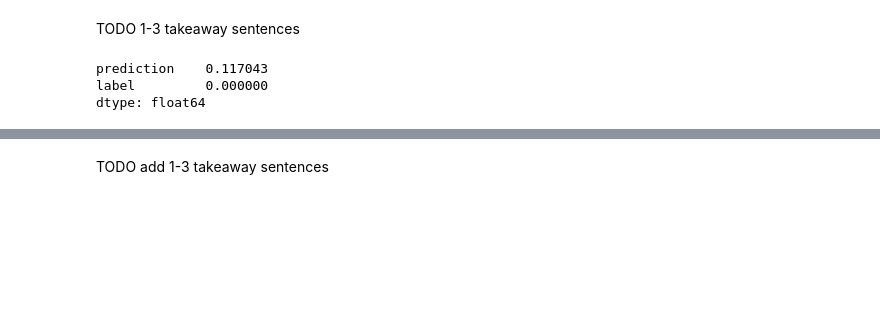
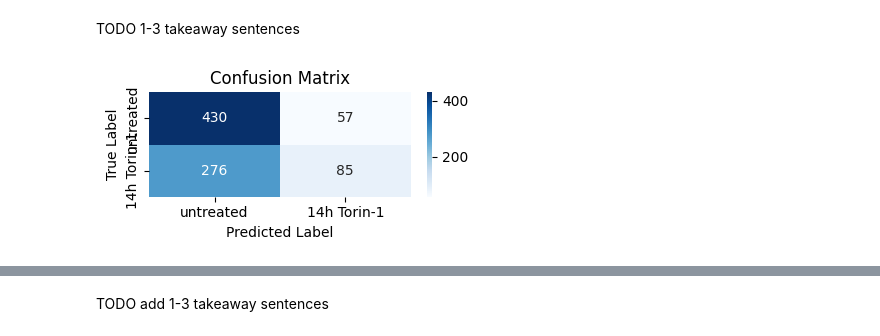
Before and after one commit to laminlabs/lamin-usecases, a Jupyter notebook: docs/imaging4.ipynb, the cells around one changed output, grey strips where cells are left out. Drawn from its saved outputs; the diff is of its cells as text; code cells hidden in the pictures; blank space fills up the shorter version.

Commit message:
🎨 add example images and confusion plot for EI24 cells

```diff
--- a/docs/imaging4.ipynb
+++ b/docs/imaging4.ipynb
@@ -241,8 +240,15 @@ pred_results = pd.DataFrame({"prediction": predictions_ko, "label": y_true})
-# %%
-pred_results[pred_results.label == 0].sum() / pred_results[
-    pred_results.label == 0
-].count()
-# %% [output]
-prediction    0.117043
-label         0.000000
-dtype: float64
+# %%
+# compute confusion matrix
+cm = confusion_matrix(y_true, predictions_ko)
+labels = np.unique(y_test)
+labels = [class_lookup[label] for label in labels]
+
+# Plot the confusion matrix and ROC Curve
+fig, axes = plt.subplots(nrows=1, ncols=1, figsize=(4, 2))
+sns.heatmap(cm, annot=True, fmt="d", cmap="Blues", xticklabels=labels, yticklabels=labels, ax = axes)
+axes.set_xlabel("Predicted Label")
+axes.set_ylabel("True Label")
+axes.set_title("Confusion Matrix")
+fig.tight_layout()
+# %% [output]
+[figure, added]
```
Also changed, not shown: parts of 5 cells of this notebook.
